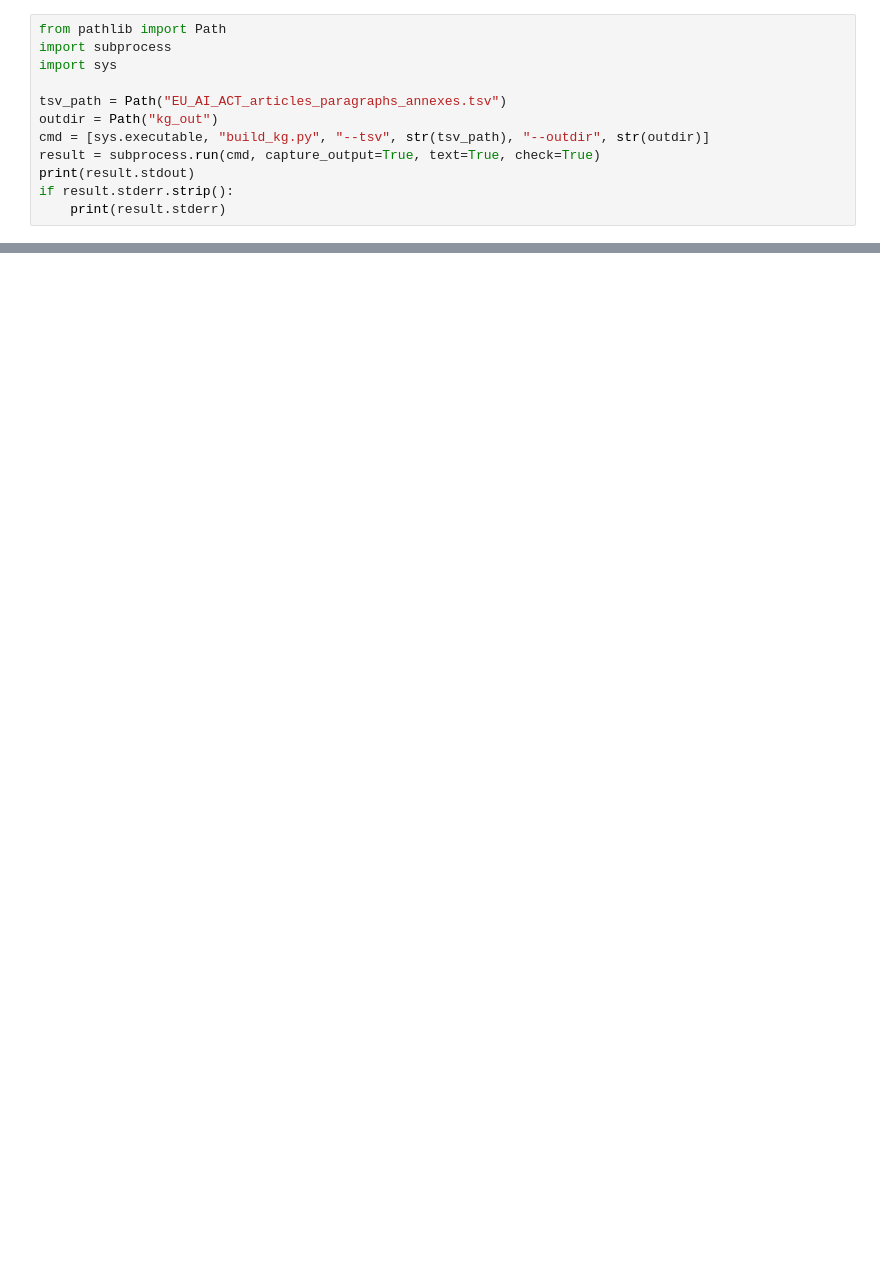
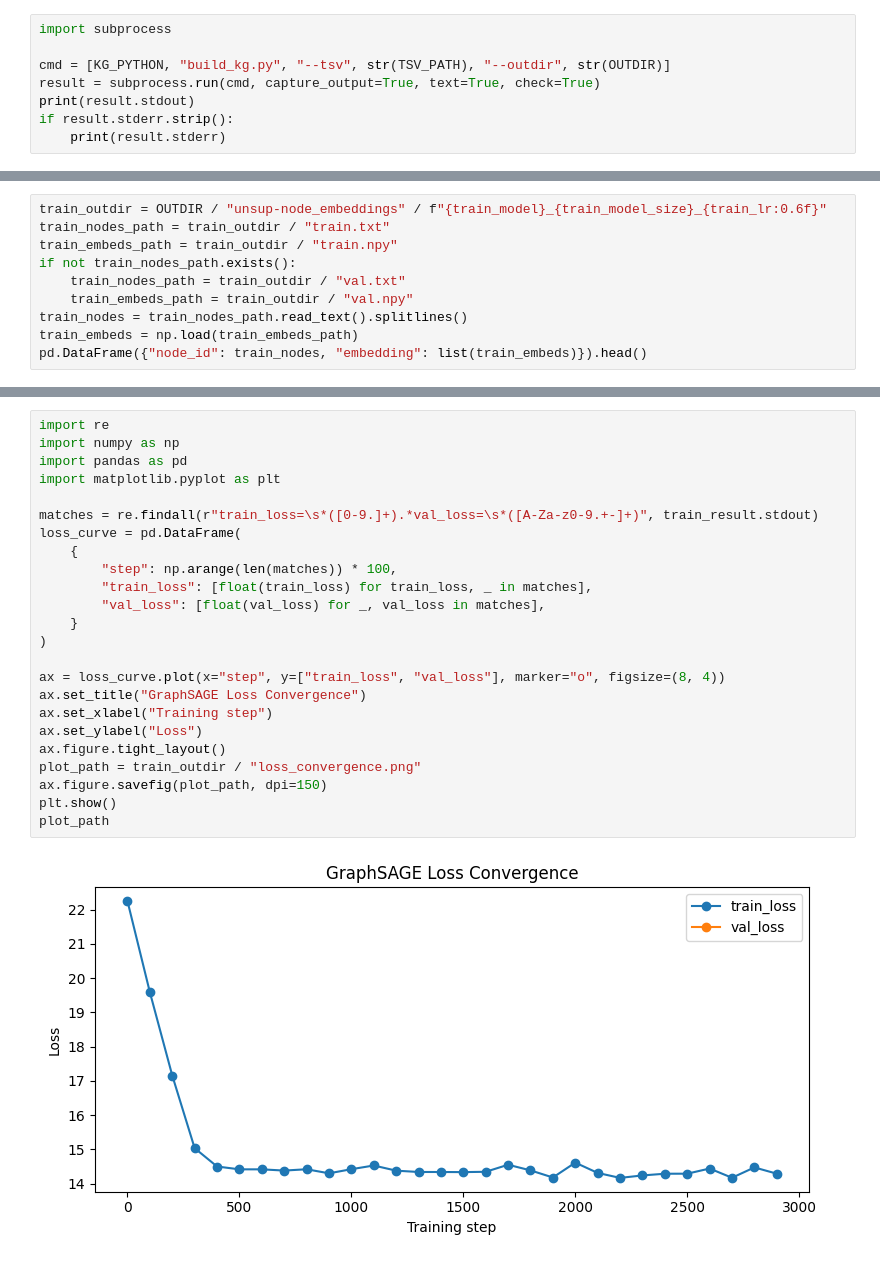
Before and after one commit to felixaugustin-ucl/NLP, a Jupyter notebook: KG_LEX.ipynb, the cells around one changed output, grey strips where cells are left out. Cells and saved outputs as stored; diff of their text form; blank space fills up the shorter version.

Commit message:
KGLEX_GNN_GRETRIEVER
-Builds knowledge graph
-GNN learns unsupervised, clusters is

```diff
--- a/KG_LEX.ipynb
+++ b/KG_LEX.ipynb
@@ -12,13 +16,9 @@ print("Output dir:", OUTDIR)
 EU_AI_ACT_articles_paragraphs_annexes.tsv exists= True
 Output dir: kg_out
 # %%
-from pathlib import Path
 import subprocess
-import sys
 
-tsv_path = Path("EU_AI_ACT_articles_paragraphs_annexes.tsv")
-outdir = Path("kg_out")
-cmd = [sys.executable, "build_kg.py", "--tsv", str(tsv_path), "--outdir", str(outdir)]
+cmd = [KG_PYTHON, "build_kg.py", "--tsv", str(TSV_PATH), "--outdir", str(OUTDIR)]
 result = subprocess.run(cmd, capture_output=True, text=True, check=True)
 print(result.stdout)
 if result.stderr.strip():
@@ -98,0 +151,10 @@ nodes: (783, 4) edges: (1086, 6)
+# %%
+train_outdir = OUTDIR / "unsup-node_embeddings" / f"{train_model}_{train_model_size}_{train_lr:0.6f}"
+train_nodes_path = train_outdir / "train.txt"
+train_embeds_path = train_outdir / "train.npy"
+if not train_nodes_path.exists():
+    train_nodes_path = train_outdir / "val.txt"
+    train_embeds_path = train_outdir / "val.npy"
+train_nodes = train_nodes_path.read_text().splitlines()
+train_embeds = np.load(train_embeds_path)
+pd.DataFrame({"node_id": train_nodes, "embedding": list(train_embeds)}).head()
@@ -98,0 +172,26 @@ nodes: (783, 4) edges: (1086, 6)
+# %%
+import re
+import numpy as np
+import pandas as pd
+import matplotlib.pyplot as plt
+
+matches = re.findall(r"train_loss=\s*([0-9.]+).*val_loss=\s*([A-Za-z0-9.+-]+)", train_result.stdout)
+loss_curve = pd.DataFrame(
+    {
+        "step": np.arange(len(matches)) * 100,
+        "train_loss": [float(train_loss) for train_loss, _ in matches],
+        "val_loss": [float(val_loss) for _, val_loss in matches],
+    }
+)
+
+ax = loss_curve.plot(x="step", y=["train_loss", "val_loss"], marker="o", figsize=(8, 4))
+ax.set_title("GraphSAGE Loss Convergence")
+ax.set_xlabel("Training step")
+ax.set_ylabel("Loss")
+ax.figure.tight_layout()
+plot_path = train_outdir / "loss_convergence.png"
+ax.figure.savefig(plot_path, dpi=150)
+plt.show()
+plot_path
+# %% [output]
+[figure, added]
```
Also changed, not shown: parts of 11 cells of this notebook, 18 other files.
